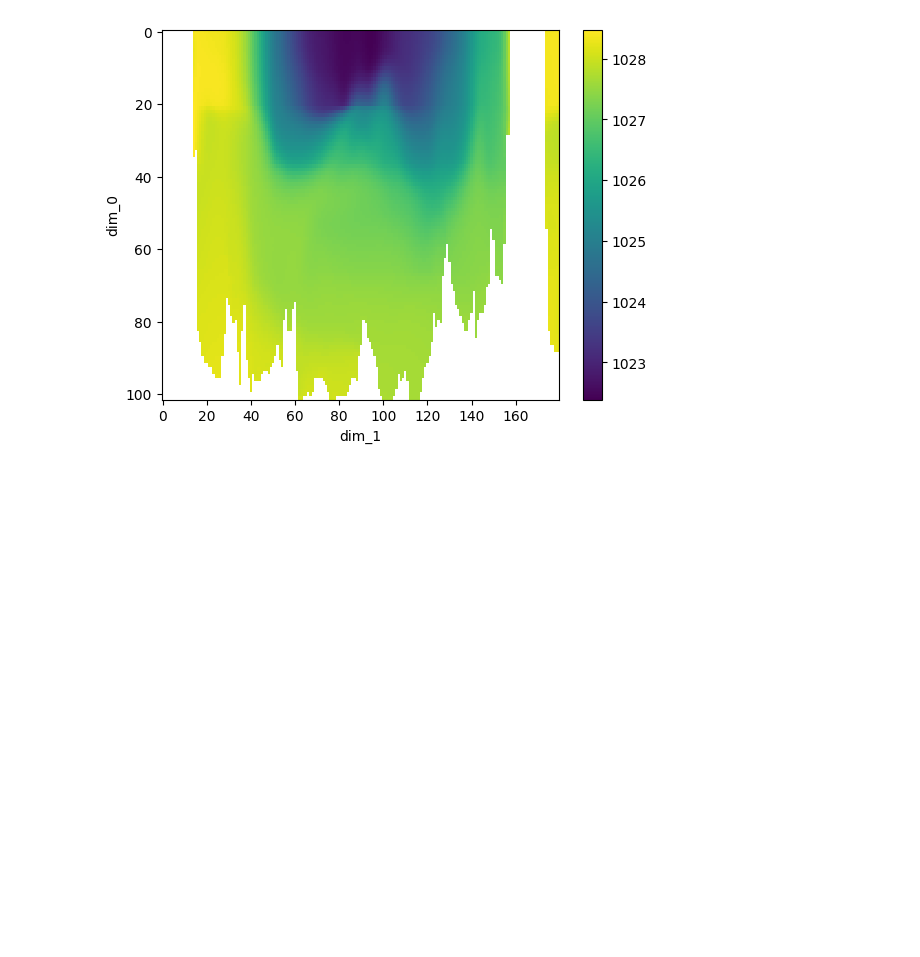
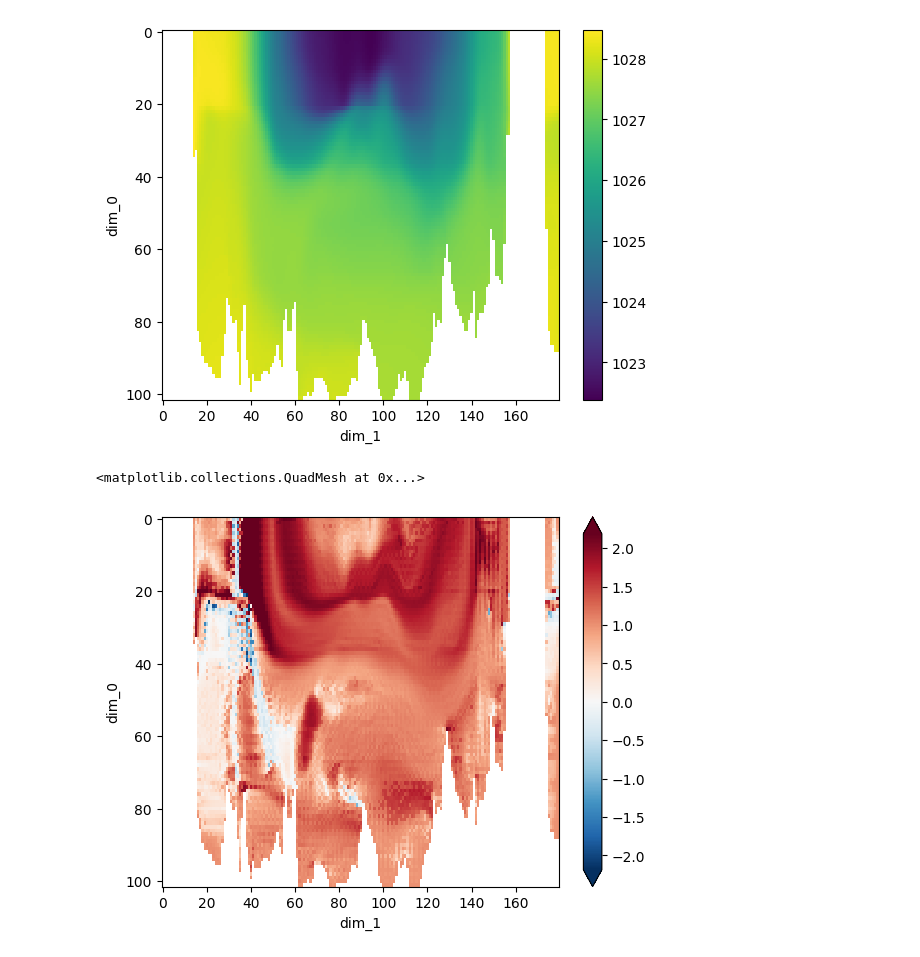
Before and after one commit to rcaneill/neutral-density, a Jupyter notebook: notebooks/proof_of_concept-linEOS.ipynb, the cells around one changed output. Drawn from its saved outputs; the diff is of its cells as text; code cells hidden in the pictures; blank space fills up the shorter version.

```diff
--- a/notebooks/proof_of_concept-linEOS.ipynb
+++ b/notebooks/proof_of_concept-linEOS.ipynb
@@ -260,3 +264,8 @@ xr.DataArray(gamma1.T).where(xr.DataArray(mask_gradient[0,0].T)==1).plot(yincrea
 # %% [output]
 <matplotlib.collections.QuadMesh at 0x...>
 [figure]
+# %%
+xr.DataArray(final_params[1].T).where(xr.DataArray(mask_gradient[0,0].T)==1).plot(yincrease=False, robust=True)
+# %% [output]
+<matplotlib.collections.QuadMesh at 0x...>
+[figure, added]
```
Also changed, not shown: parts of 5 cells of this notebook, 1 other file.
